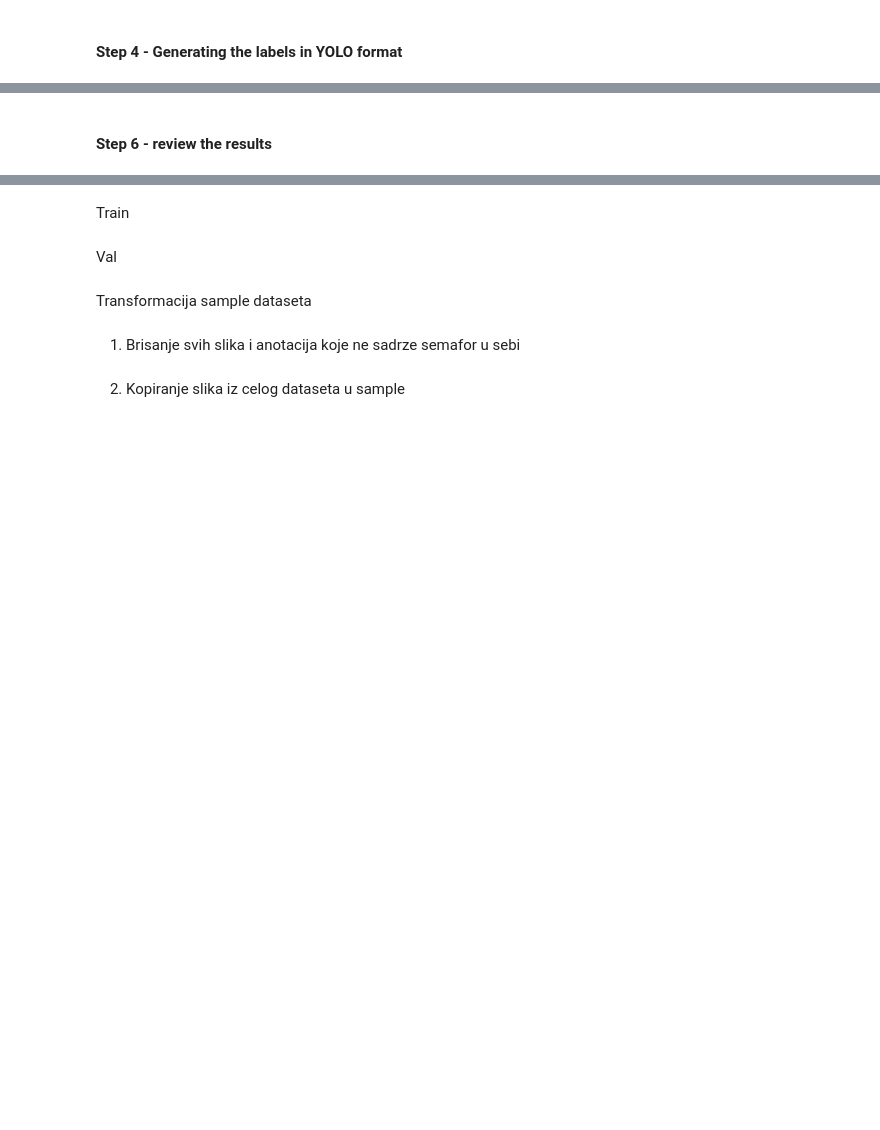
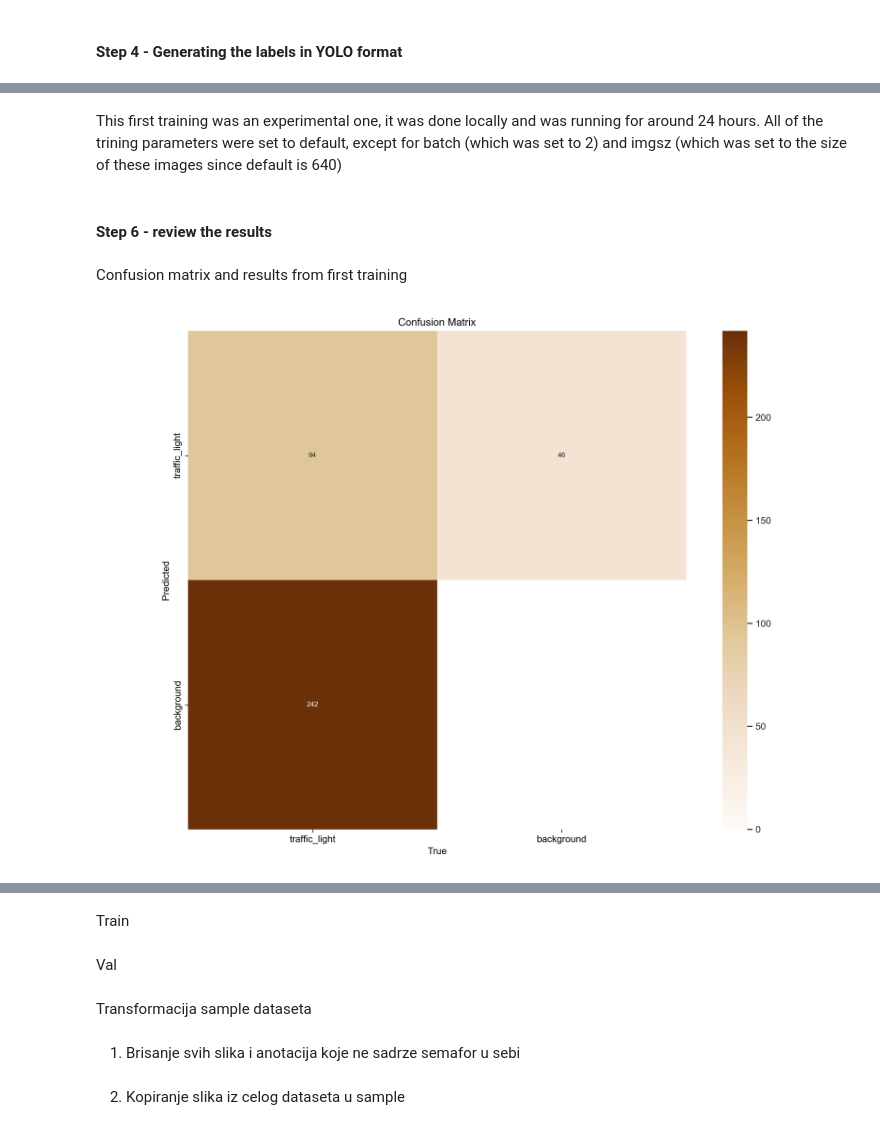
Before and after one commit to nicica/dl-model-traffic-light-detection, a Jupyter notebook: dataset analysis, preperation and training.ipynb, the cells around one changed output, grey strips where cells are left out. Cells and saved outputs as stored; diff of their text form; code cells hidden in the pictures; blank space fills up the shorter version.

```diff
--- a/dataset analysis, preperation and training.ipynb
+++ b/dataset analysis, preperation and training.ipynb
@@ -213,4 +309,17 @@ results = model.train(data='bdd100ksample/data.yaml', batch = 2, imgsz=1280)
+# %% [markdown]
+This first training was an experimental one, it was done locally and was running for around 24 hours.
+All of the trining parameters were set to default, except for batch (which was set to 2) and imgsz (which was set to the size of these images since default is 640)
 # %% [markdown]
 #### Step 6 - review the results
+# %% [markdown]
+Confusion matrix and results from first training
 # %%
 import cv2
+from ultralytics import YOLO
+from PIL import Image
+
+imgr = cv2.imread('runs/detect/train19/confusion_matrix.png',cv2.COLOR_BGR2GRAY)
+
+display(Image.fromarray(imgr))
+# %% [output]
+[figure, added]
```
Also changed, not shown: parts of 23 cells of this notebook.
